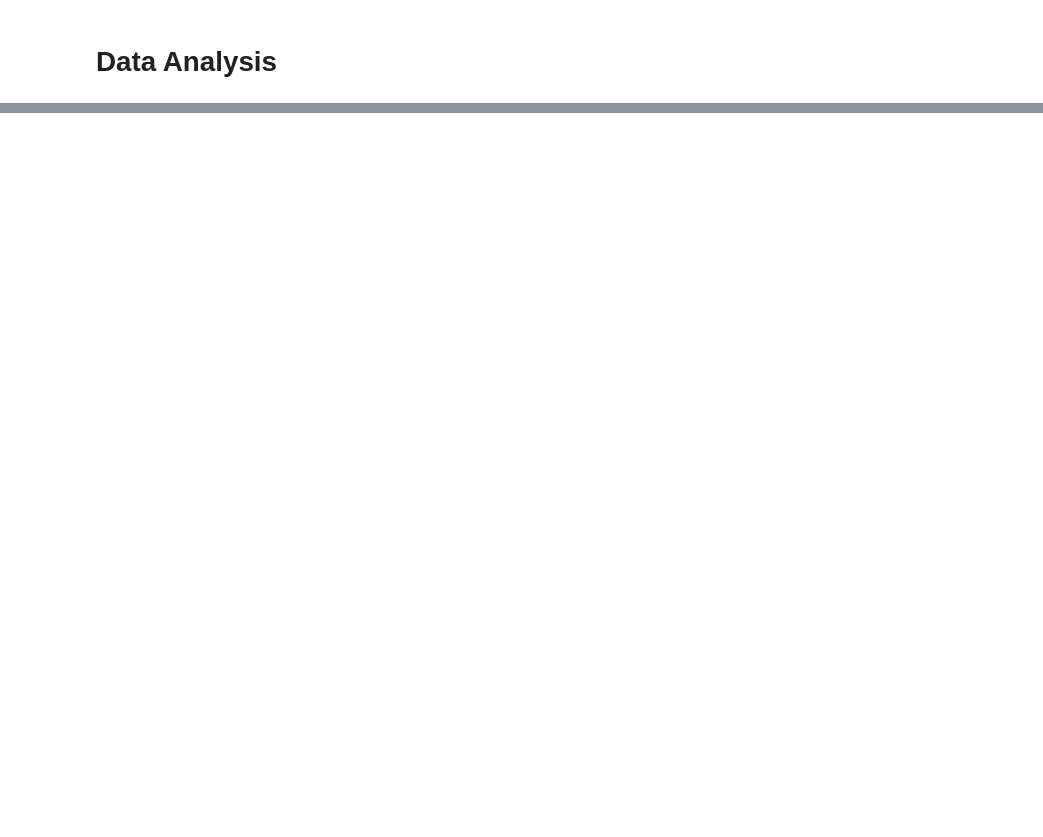
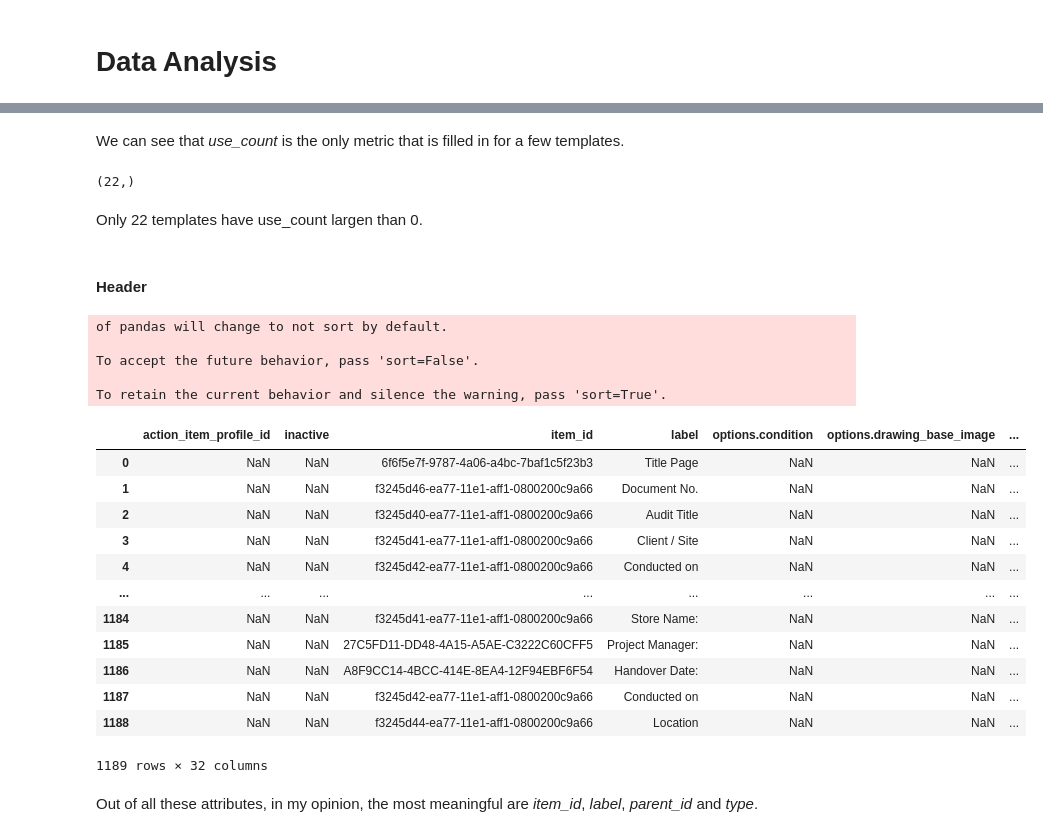
Before and after one commit to snecsulescu/safety-templates, a Jupyter notebook: Safety-Templates.ipynb, the cells around one changed output, grey strips where cells are left out. Cells and saved outputs as stored; diff of their text form; code cells hidden in the pictures; blank space fills up the shorter version.

```diff
--- a/Safety-Templates.ipynb
+++ b/Safety-Templates.ipynb
@@ -514,0 +259,35 @@ accuracy_score(predictions, valid_y)
+# %% [markdown]
+We can see that *use_count* is the only metric that is filled in for a few templates.
+# %%
+df_metrics["use_count"][df_metrics["use_count"]>0].shape
+# %% [output]
+(22,)
+# %% [markdown]
+Only 22 templates have use_count largen than 0.
+# %% [markdown]
+#### Header
+# %%
+from pandas.io.json import json_normalize
+df_header = pd.concat([json_normalize(template["header"]) for template in data_json], ignore_index = bool)
+df_header
+# %% [output]
+of pandas will change to not sort by default.
+
+To accept the future behavior, pass 'sort=False'.
+
+To retain the current behavior and silence the warning, pass 'sort=True'.
+|  | action_item_profile_id | inactive | item_id | label | options.condition | options.drawing_base_image | ... |
+| 0 | NaN | NaN | 6f6f5e7f-9787-4a06-a4bc-7baf1c5f23b3 | Title Page | NaN | NaN | ... |
+| 1 | NaN | NaN | f3245d46-ea77-11e1-aff1-0800200c9a66 | Document No. | NaN | NaN | ... |
+| 2 | NaN | NaN | f3245d40-ea77-11e1-aff1-0800200c9a66 | Audit Title | NaN | NaN | ... |
+| 3 | NaN | NaN | f3245d41-ea77-11e1-aff1-0800200c9a66 | Client / Site | NaN | NaN | ... |
+| 4 | NaN | NaN | f3245d42-ea77-11e1-aff1-0800200c9a66 | Conducted on | NaN | NaN | ... |
+| ... | ... | ... | ... | ... | ... | ... | ... |
+| 1184 | NaN | NaN | f3245d41-ea77-11e1-aff1-0800200c9a66 | Store Name: | NaN | NaN | ... |
+| 1185 | NaN | NaN | 27C5FD11-DD48-4A15-A5AE-C3222C60CFF5 | Project Manager: | NaN | NaN | ... |
+| 1186 | NaN | NaN | A8F9CC14-4BCC-414E-8EA4-12F94EBF6F54 | Handover Date: | NaN | NaN | ... |
+| 1187 | NaN | NaN | f3245d42-ea77-11e1-aff1-0800200c9a66 | Conducted on | NaN | NaN | ... |
+| 1188 | NaN | NaN | f3245d44-ea77-11e1-aff1-0800200c9a66 | Location | NaN | NaN | ... |
+1189 rows × 32 columns
+# %% [markdown]
+Out of all these attributes, in my opinion, the most meaningful are *item_id*, *label*, *parent_id* and *type*.
```
Also changed, not shown: parts of 99 cells of this notebook, 1 other file.
